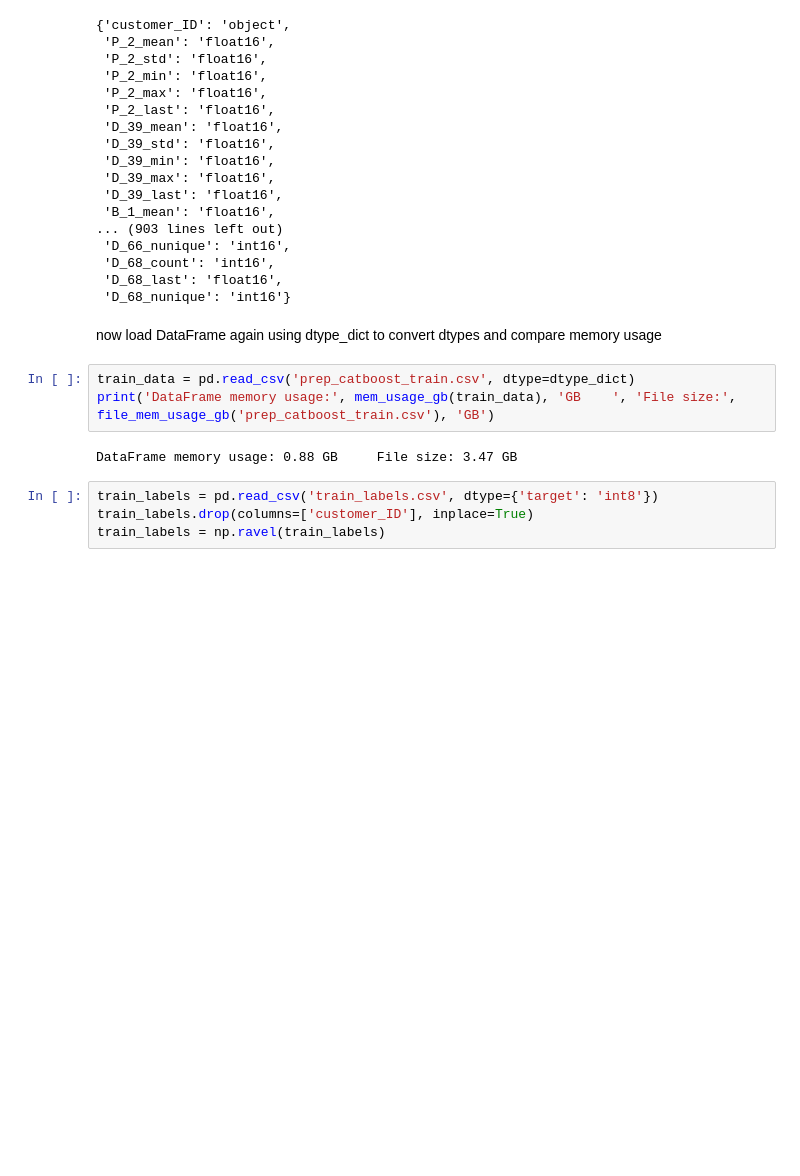
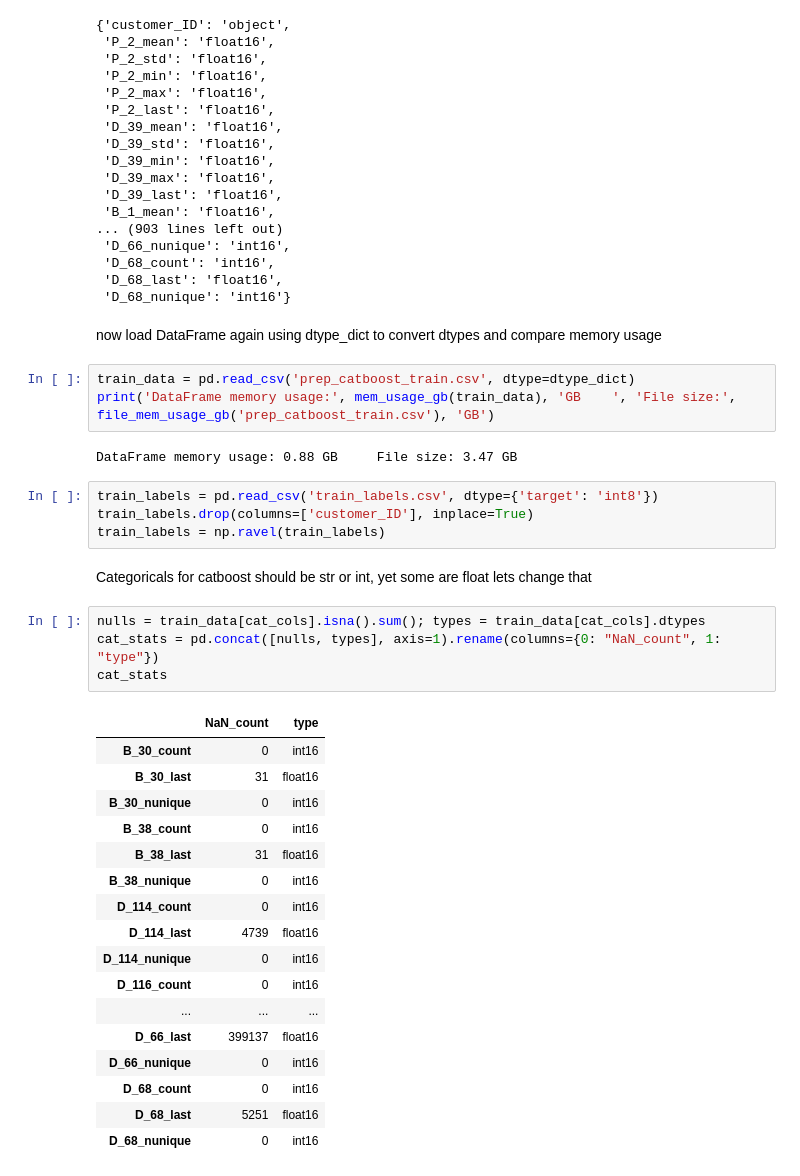
Before and after one commit to pivandm/amex_project, a Jupyter notebook: catboost_attempt.ipynb, the cells around one changed output. Cells and saved outputs as stored; diff of their text form; blank space fills up the shorter version.

```diff
--- a/catboost_attempt.ipynb
+++ b/catboost_attempt.ipynb
@@ -90,3 +93,28 @@ DataFrame memory usage: 0.88 GB     File size: 3.47 GB
 train_labels = pd.read_csv('train_labels.csv', dtype={'target': 'int8'})
 train_labels.drop(columns=['customer_ID'], inplace=True)
 train_labels = np.ravel(train_labels)
+# %% [markdown]
+Categoricals for catboost should be str or int, yet some are float
+lets change that
+# %%
+nulls = train_data[cat_cols].isna().sum(); types = train_data[cat_cols].dtypes
+cat_stats = pd.concat([nulls, types], axis=1).rename(columns={0: "NaN_count", 1: "type"})
+cat_stats
+# %% [output]
+|  | NaN_count | type |
+| B_30_count | 0 | int16 |
+| B_30_last | 31 | float16 |
+| B_30_nunique | 0 | int16 |
+| B_38_count | 0 | int16 |
+| B_38_last | 31 | float16 |
+| B_38_nunique | 0 | int16 |
+| D_114_count | 0 | int16 |
+| D_114_last | 4739 | float16 |
+| D_114_nunique | 0 | int16 |
+| D_116_count | 0 | int16 |
+| ... | ... | ... |
+| D_66_last | 399137 | float16 |
+| D_66_nunique | 0 | int16 |
+| D_68_count | 0 | int16 |
+| D_68_last | 5251 | float16 |
+| D_68_nunique | 0 | int16 |
```
Also changed, not shown: parts of 9 cells of this notebook.
